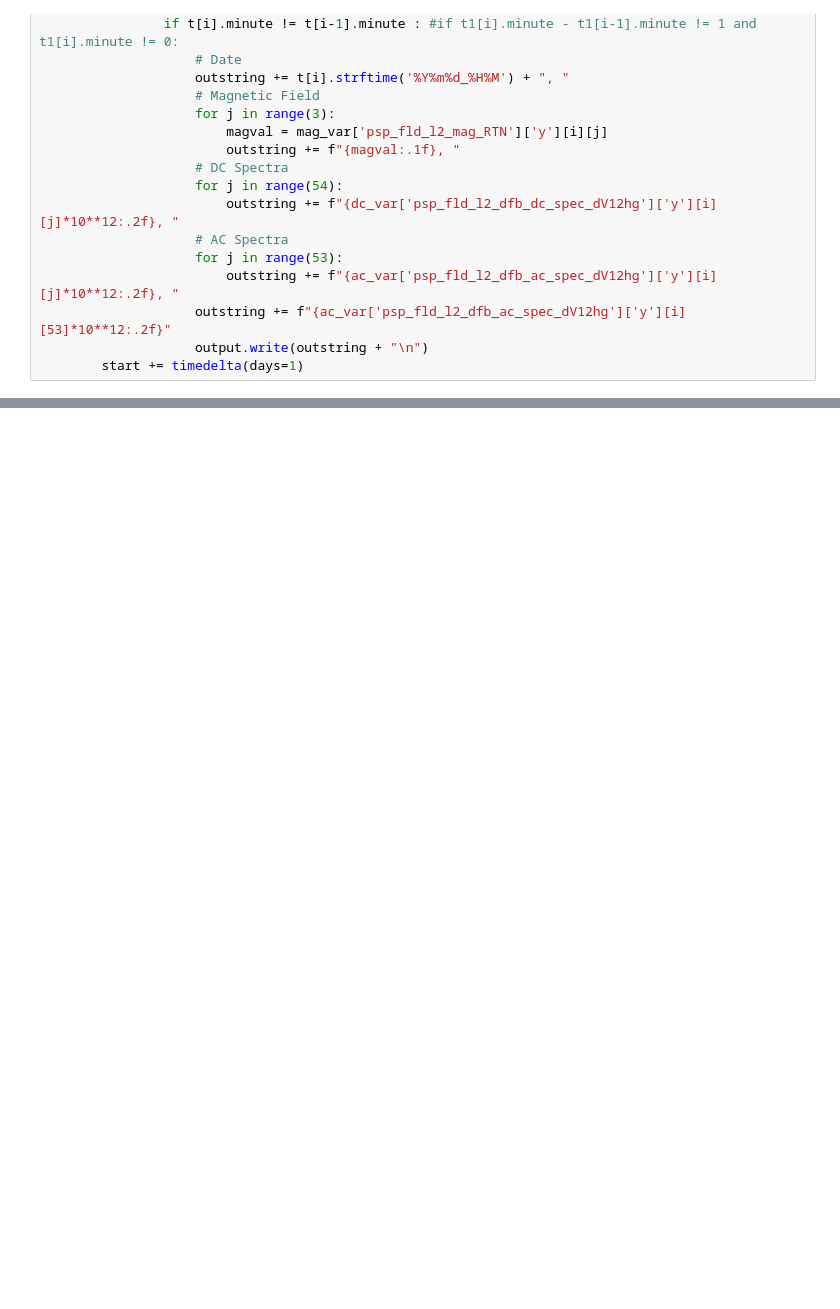
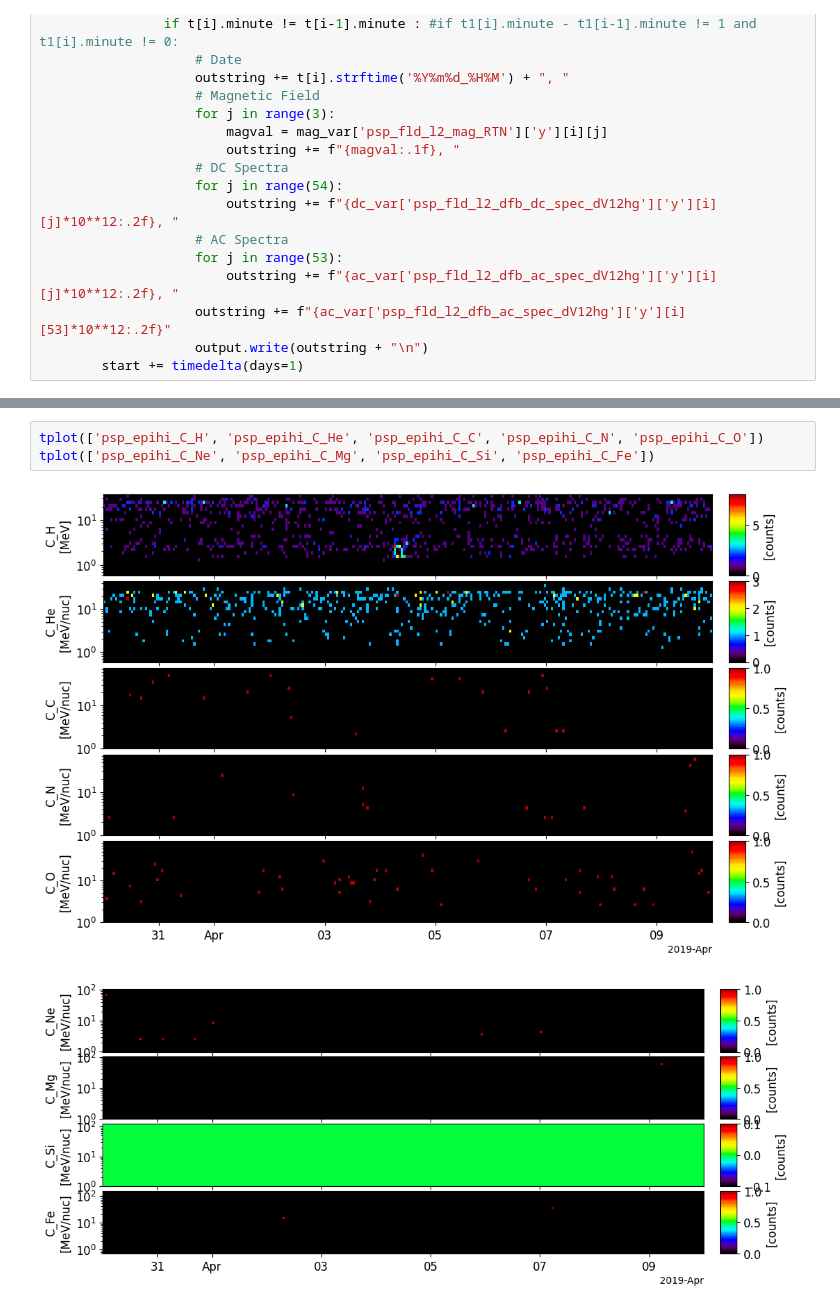
Before and after one commit to adamzhen/Project-Icarus-Official, a Jupyter notebook: pyspedas_data_analysis.ipynb, the cells around one changed output, grey strips where cells are left out. Cells and saved outputs as stored; diff of their text form; blank space fills up the shorter version.

```diff
--- a/pyspedas_data_analysis.ipynb
+++ b/pyspedas_data_analysis.ipynb
@@ -593,0 +660,6 @@ for orbit in range(STARTORBITS, NUMORBITS+1):
+# %%
+tplot(['psp_epihi_C_H', 'psp_epihi_C_He', 'psp_epihi_C_C', 'psp_epihi_C_N', 'psp_epihi_C_O'])
+tplot(['psp_epihi_C_Ne', 'psp_epihi_C_Mg', 'psp_epihi_C_Si', 'psp_epihi_C_Fe'])
+# %% [output]
+[figure, added]
+[figure, added]
```
Also changed, not shown: parts of 8 cells of this notebook.
